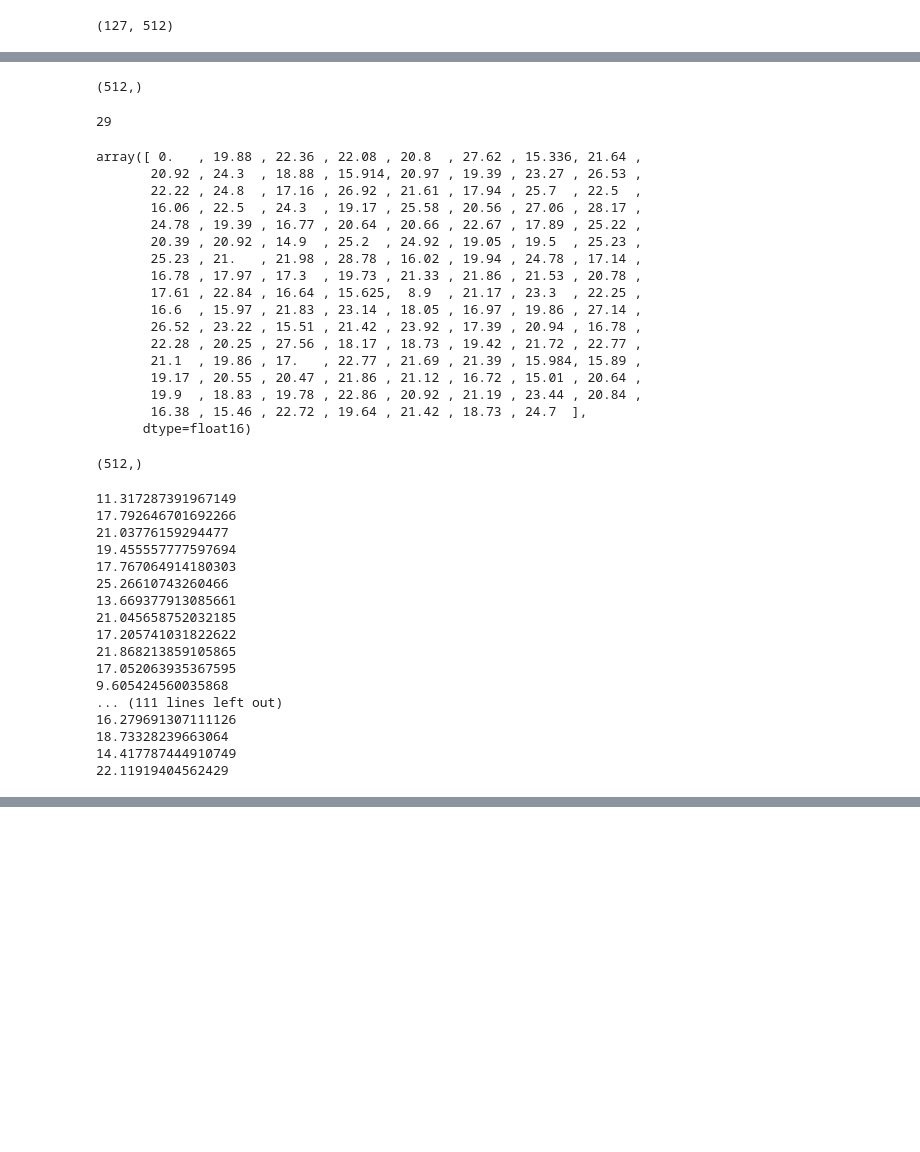
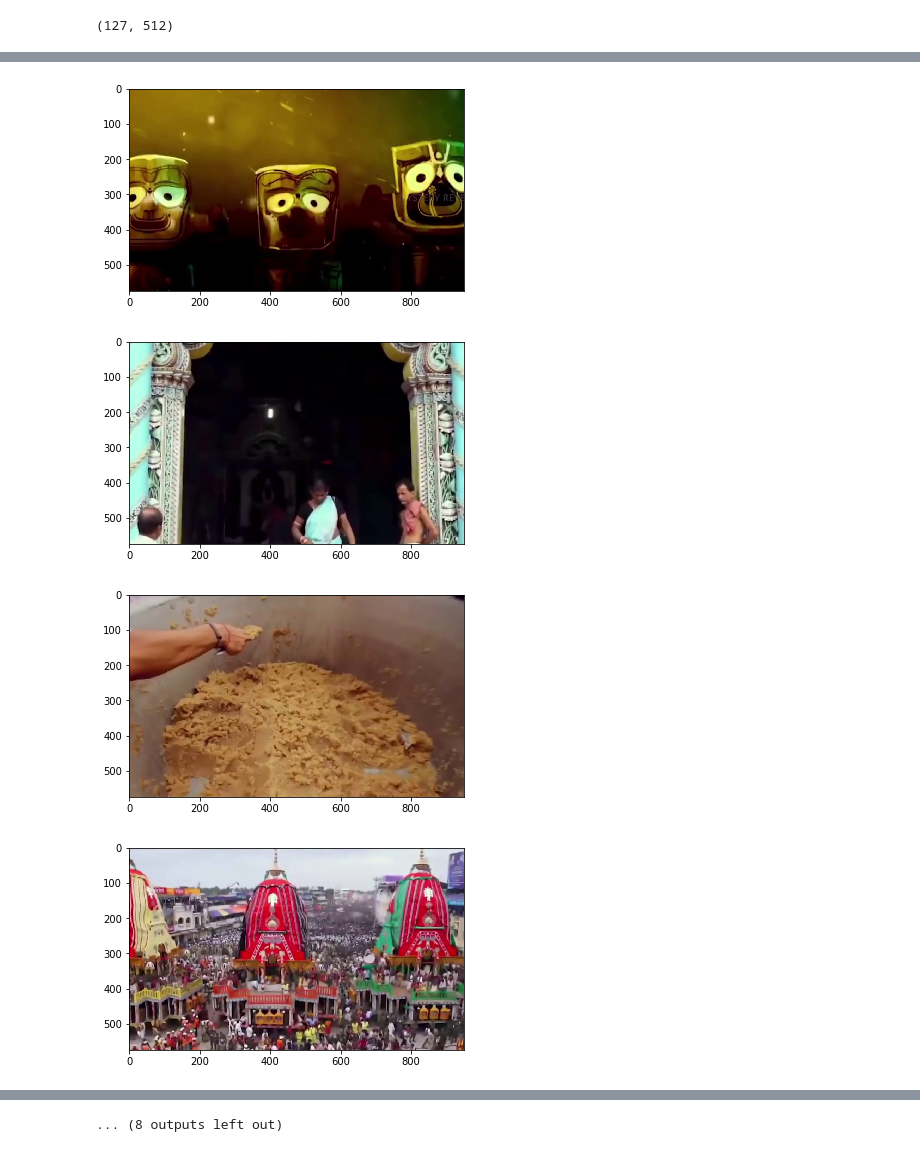
Before and after one commit to tattle-made/feluda, a Jupyter notebook: video_analysis/Untitled.ipynb, the cells around one changed output, grey strips where cells are left out. Cells and saved outputs as stored; diff of their text form; code cells hidden in the pictures; blank space fills up the shorter version.

```diff
--- a/video_analysis/Untitled.ipynb
+++ b/video_analysis/Untitled.ipynb
@@ -45,4 +61,0 @@ plt.imshow(img)
-# %%
-img = X[:,4].reshape((50,50,3))
-img = Image.fromarray(img, 'RGB')
-plt.imshow(img)
@@ -68,9 +78,3 @@ X = np.array(vecs)
 print(X.shape)
 # %% [output]
 (127, 512)
-# %%
-X = X.T
-agglo = cluster.FeatureAgglomeration(n_clusters=10)
-agglo.fit(X)
-Y = agglo.transform(X)
-Y.shape
@@ -79,55 +81,14 @@ Y.shape
-# %%
-y = Y.T[0]
-y.shape
-# %% [output]
-(512,)
-# %%
-np.argmax(np.dot(X.T, y))
-# %% [output]
-29
-# %%
-np.linalg.norm((X.T - X.T[0]), axis=1)
-# %% [output]
-array([ 0.   , 19.88 , 22.36 , 22.08 , 20.8  , 27.62 , 15.336, 21.64 ,
-       20.92 , 24.3  , 18.88 , 15.914, 20.97 , 19.39 , 23.27 , 26.53 ,
-       22.22 , 24.8  , 17.16 , 26.92 , 21.61 , 17.94 , 25.7  , 22.5  ,
-       16.06 , 22.5  , 24.3  , 19.17 , 25.58 , 20.56 , 27.06 , 28.17 ,
-       24.78 , 19.39 , 16.77 , 20.64 , 20.66 , 22.67 , 17.89 , 25.22 ,
-       20.39 , 20.92 , 14.9  , 25.2  , 24.92 , 19.05 , 19.5  , 25.23 ,
-       25.23 , 21.   , 21.98 , 28.78 , 16.02 , 19.94 , 24.78 , 17.14 ,
-       16.78 , 17.97 , 17.3  , 19.73 , 21.33 , 21.86 , 21.53 , 20.78 ,
-       17.61 , 22.84 , 16.64 , 15.625,  8.9  , 21.17 , 23.3  , 22.25 ,
-       16.6  , 15.97 , 21.83 , 23.14 , 18.05 , 16.97 , 19.86 , 27.14 ,
-       26.52 , 23.22 , 15.51 , 21.42 , 23.92 , 17.39 , 20.94 , 16.78 ,
-       22.28 , 20.25 , 27.56 , 18.17 , 18.73 , 19.42 , 21.72 , 22.77 ,
-       21.1  , 19.86 , 17.   , 22.77 , 21.69 , 21.39 , 15.984, 15.89 ,
-       19.17 , 20.55 , 20.47 , 21.86 , 21.12 , 16.72 , 15.01 , 20.64 ,
-       19.9  , 18.83 , 19.78 , 22.86 , 20.92 , 21.19 , 23.44 , 20.84 ,
-       16.38 , 15.46 , 22.72 , 19.64 , 21.42 , 18.73 , 24.7  ],
-      dtype=float16)
-# %%
-y.shape
-# %% [output]
-(512,)
-# %%
-for x in X.T:
-    diff = x - y
-    print(np.linalg.norm(diff))
-# %% [output]
-11.317287391967149
-17.792646701692266
-21.03776159294477
-19.455557777597694
-17.767064914180303
-25.26610743260466
-13.669377913085661
-21.045658752032185
-17.205741031822622
-21.868213859105865
-17.052063935367595
-9.605424560035868
-... (111 lines left out)
-16.279691307111126
-18.73328239663064
-14.417787444910749
-22.11919404562429
+# %%
+X = X.T
+Q, R , P = qr(X, pivoting=True,overwrite_a=True)
+# %%
+indices = P[:20]
+for i in indices:
+    img = Image.open('samples/'+fnames[i])
+    plt.imshow(img)
+    plt.show()
+# %% [output]
+[figure, added]
+[figure, added]
+[figure, added]
+[figure, added]
@@ -133,0 +103 @@ for x in X.T:
+... (8 outputs left out)
```
Also changed, not shown: parts of 11 cells of this notebook.
